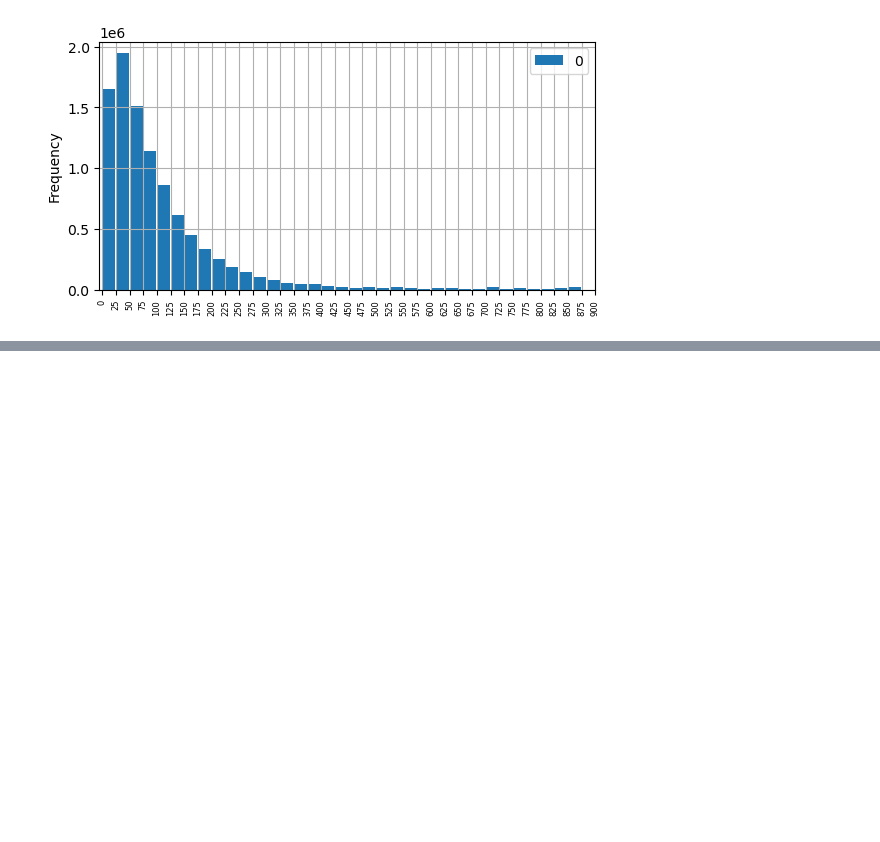
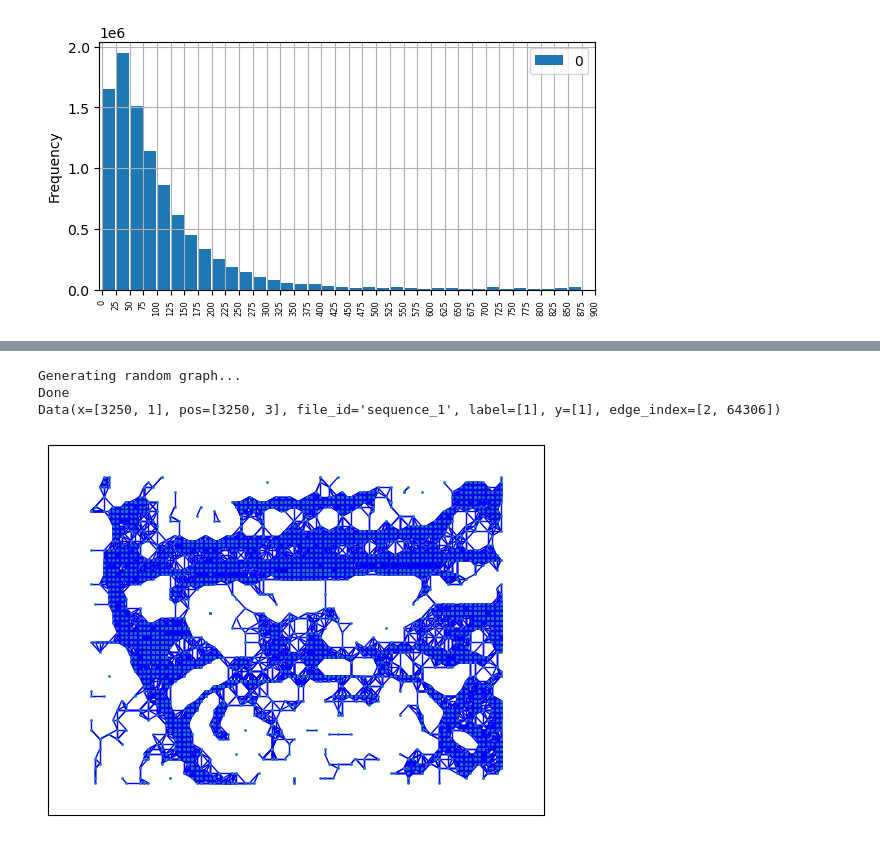
Before and after one commit to whybear0510/aegnn, a Jupyter notebook: scratch.ipynb, the cells around one changed output, grey strips where cells are left out. Cells and saved outputs as stored; diff of their text form; code cells hidden in the pictures; blank space fills up the shorter version.

```diff
--- a/scratch.ipynb
+++ b/scratch.ipynb
@@ -1698,0 +1851,16 @@ tensor([2., 2., 2., 3., 3., 3.])
+# %%
+path = "/space/yyang22/datasets/data/storage/ncars/processed/training/sequence_1"
+ncars_sample = torch.load(path)
+ncars_sample.x   =   ncars_sample.x[1000*0:1000*6,:]
+ncars_sample.pos = ncars_sample.pos[1000*0:1000*6,:]
+from aegnn.asyncronous.base.utils import causal_radius_graph
+print('Generating random graph...')
+ncars_sample.edge_index = causal_radius_graph(ncars_sample.pos, r=3.0, max_num_neighbors=32).to(device)
+print('Done')
+print(ncars_sample)
+printg(ncars_sample)
+# %% [output]
+Generating random graph...
+Done
+Data(x=[3250, 1], pos=[3250, 3], file_id='sequence_1', label=[1], y=[1], edge_index=[2, 64306])
+[figure, added]
```
Also changed, not shown: parts of 12 cells of this notebook, 3 other files.
